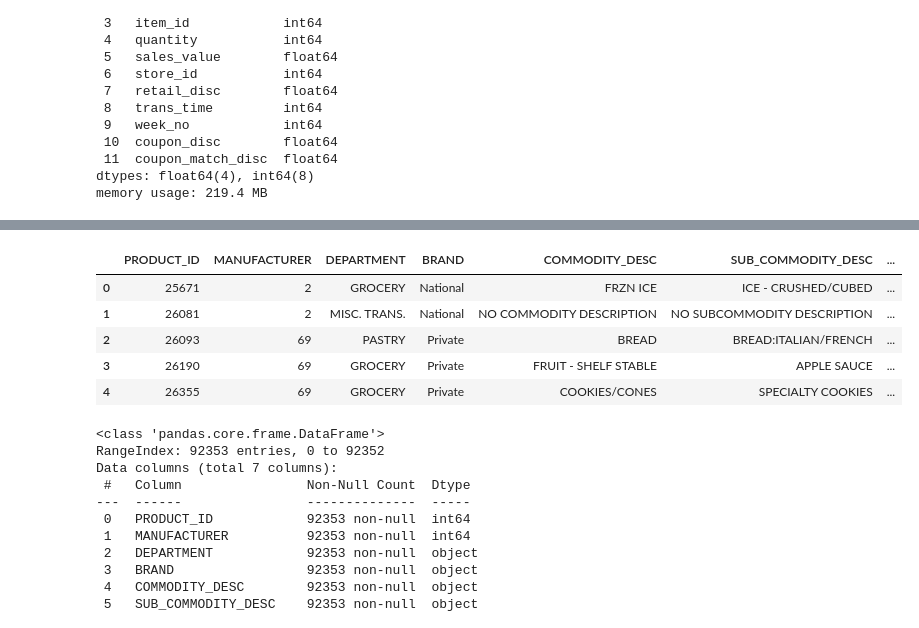
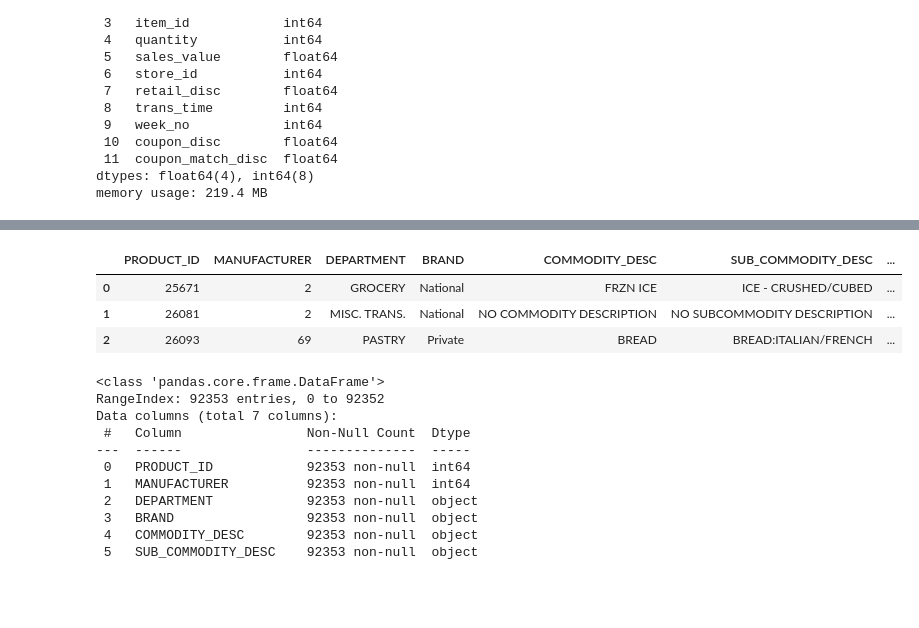
Before and after one commit to OlegRev/recommendation_systems, a Jupyter notebook: course_project.ipynb, the cells around one changed output, grey strips where cells are left out. Saved outputs shown, nothing was run; the diff lists cells and outputs as text; code cells hidden in the pictures; blank space fills up the shorter version.

```diff
--- a/course_project.ipynb
+++ b/course_project.ipynb
@@ -85,12 +109,10 @@ memory usage: 219.4 MB
 # %%
-item_features.head()
+item_features.head(3)
 # %% [output]
 |  | PRODUCT_ID | MANUFACTURER | DEPARTMENT | BRAND | COMMODITY_DESC | SUB_COMMODITY_DESC | ... |
 | 0 | 25671 | 2 | GROCERY | National | FRZN ICE | ICE - CRUSHED/CUBED | ... |
 | 1 | 26081 | 2 | MISC. TRANS. | National | NO COMMODITY DESCRIPTION | NO SUBCOMMODITY DESCRIPTION | ... |
 | 2 | 26093 | 69 | PASTRY | Private | BREAD | BREAD:ITALIAN/FRENCH | ... |
-| 3 | 26190 | 69 | GROCERY | Private | FRUIT - SHELF STABLE | APPLE SAUCE | ... |
-| 4 | 26355 | 69 | GROCERY | Private | COOKIES/CONES | SPECIALTY COOKIES | ... |
 # %%
 item_features.info()
 # %% [output]
```
Also changed, not shown: parts of 37 cells of this notebook, 1 other file.
